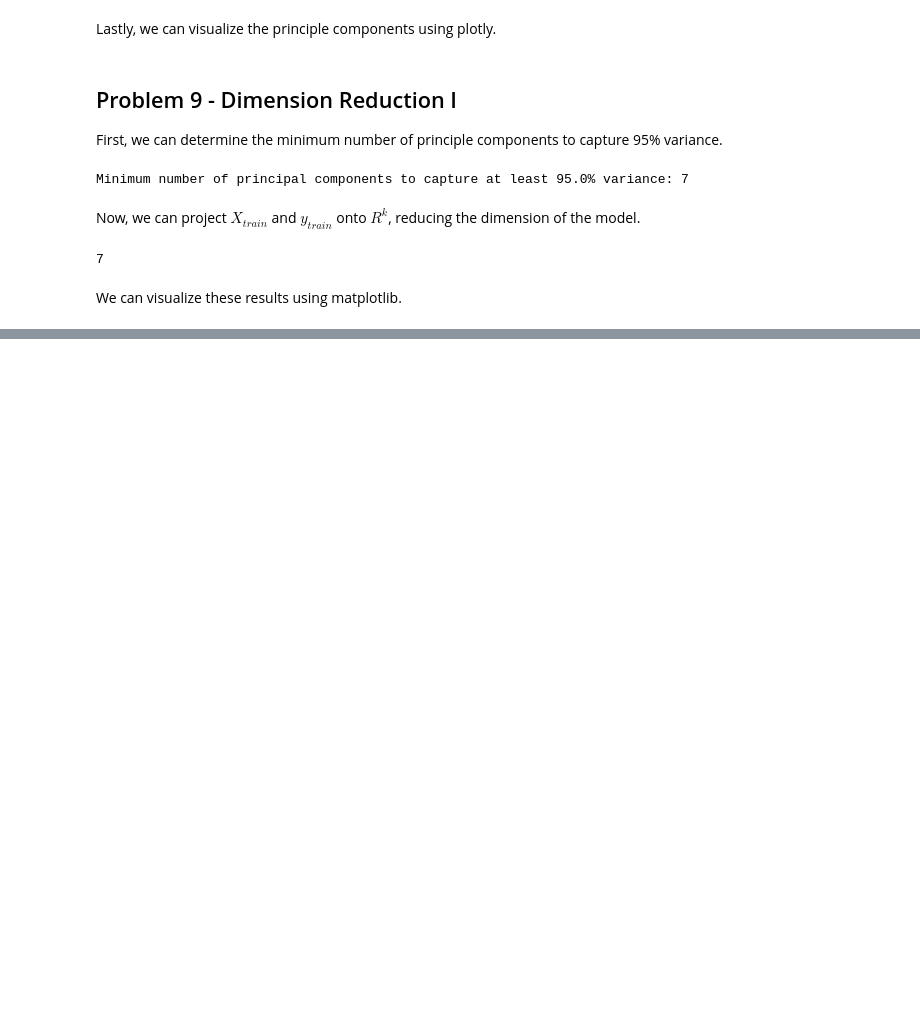
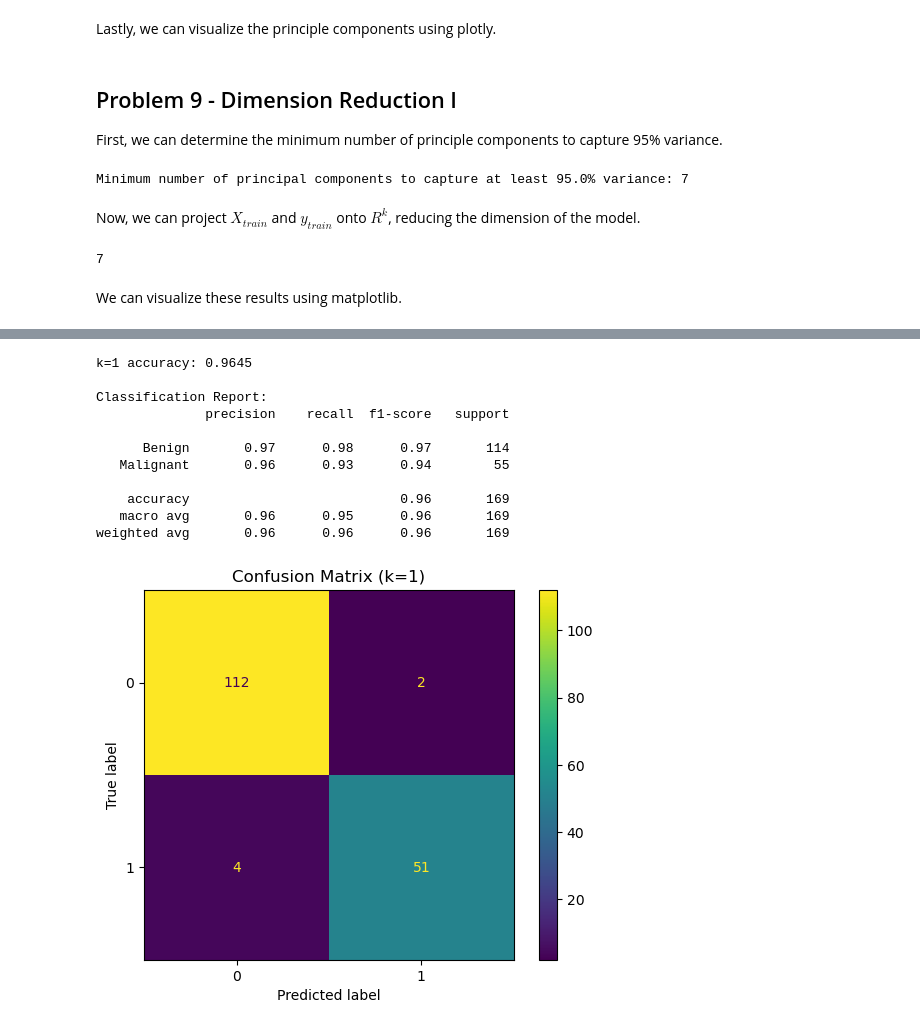
Before and after one commit to Jairik/Data-Science-Fundementals, a Jupyter notebook: HW2/HW2-JJ-McCauley.ipynb, the cells around one changed output, grey strips where cells are left out. Cells and saved outputs as stored; diff of their text form; code cells hidden in the pictures; blank space fills up the shorter version.

```diff
--- a/HW2/HW2-JJ-McCauley.ipynb
+++ b/HW2/HW2-JJ-McCauley.ipynb
@@ -424,0 +423,31 @@ Now, we can create a $k$-NN classifer for the projected data.
+# %%
+# Making the k-NN model with k=1
+knn_k95 = KNeighborsClassifier(n_neighbors=1)
+knn_k95.fit(X_train_hat, y_train)  # Fit the model with the new projected data
+
+# Get the predictions and accuracy of the new projected data
+y_pred_k95 = knn_k95.predict(X_test_hat)
+acc_k95 = accuracy_score(y_test, y_pred_k95)
+
+# Evaluating the model
+print(f"k=1 accuracy: {acc_k95:.4f}")  # Print accuracy to 4 decimal places
+print("\nClassification Report:")
+print(classification_report(y_test, y_pred_k95, target_names=['Benign', 'Malignant']))
+
+# Display the confusion matrix
+ConfusionMatrixDisplay.from_predictions(y_test, y_pred_k95, display_labels=knn_k95.classes_)
+plt.title("Confusion Matrix (k=1)")
+plt.show()
+# %% [output]
+k=1 accuracy: 0.9645
+
+Classification Report:
+              precision    recall  f1-score   support
+
+      Benign       0.97      0.98      0.97       114
+   Malignant       0.96      0.93      0.94        55
+
+    accuracy                           0.96       169
+   macro avg       0.96      0.95      0.96       169
+weighted avg       0.96      0.96      0.96       169
+[figure, added]
```
Also changed, not shown: parts of 9 cells of this notebook, 1 other file.
